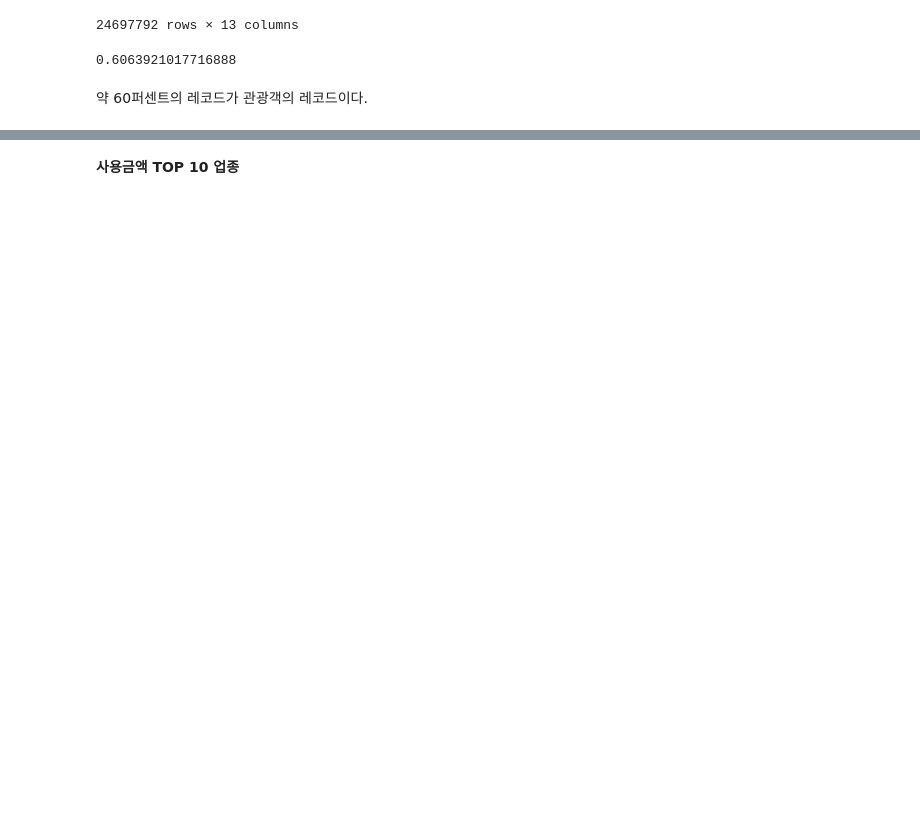
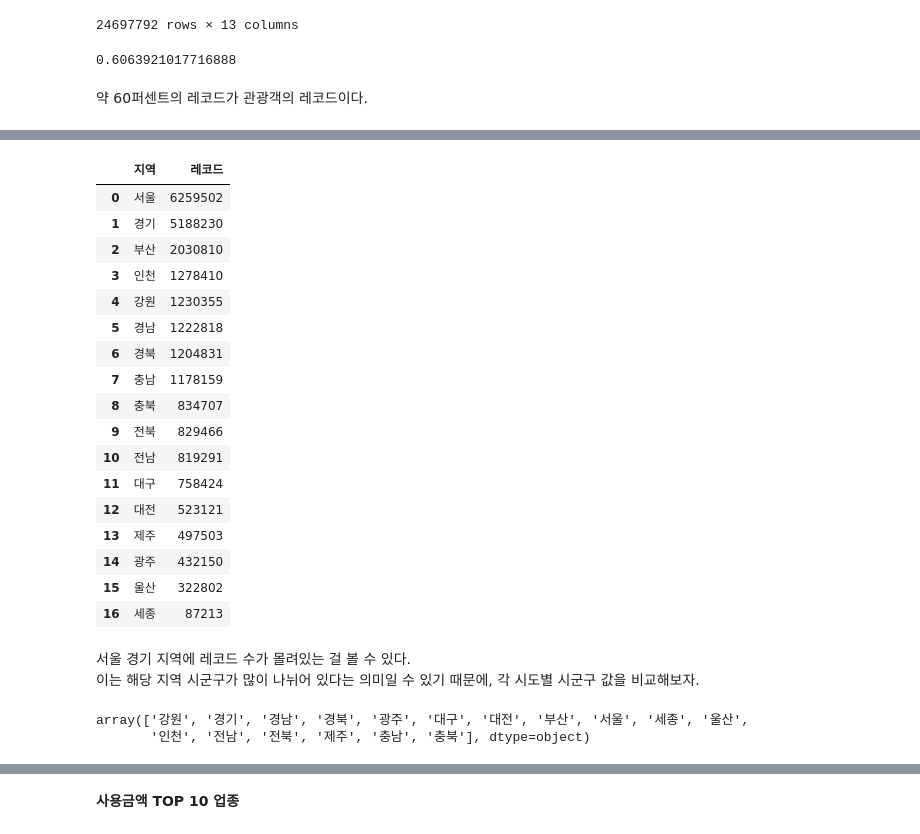
Before and after one commit to Nukzan/Creditcard-use-analysis-dev., a Jupyter notebook: Nukzan/jeju_EDA.ipynb, the cells around one changed output, grey strips where cells are left out. Cells and saved outputs as stored; diff of their text form; code cells hidden in the pictures; blank space fills up the shorter version.

```diff
--- a/Nukzan/jeju_EDA.ipynb
+++ b/Nukzan/jeju_EDA.ipynb
@@ -232,0 +272,35 @@ findfont: Font family ['NanumGothicCoding'] not found. Falling back to DejaVu Sa
+# %%
+sido_counts = jeju.CARD_SIDO_NM.value_counts().reset_index(drop = False)
+sido_counts
+
+sido_counts = pd.DataFrame(sido_counts)
+sido_counts.columns = ['지역', '레코드']
+sido_counts
+# %% [output]
+|  | 지역 | 레코드 |
+| 0 | 서울 | 6259502 |
+| 1 | 경기 | 5188230 |
+| 2 | 부산 | 2030810 |
+| 3 | 인천 | 1278410 |
+| 4 | 강원 | 1230355 |
+| 5 | 경남 | 1222818 |
+| 6 | 경북 | 1204831 |
+| 7 | 충남 | 1178159 |
+| 8 | 충북 | 834707 |
+| 9 | 전북 | 829466 |
+| 10 | 전남 | 819291 |
+| 11 | 대구 | 758424 |
+| 12 | 대전 | 523121 |
+| 13 | 제주 | 497503 |
+| 14 | 광주 | 432150 |
+| 15 | 울산 | 322802 |
+| 16 | 세종 | 87213 |
+# %% [markdown]
+서울 경기 지역에 레코드 수가 몰려있는 걸 볼 수 있다.\
+이는 해당 지역 시군구가 많이 나뉘어 있다는 의미일 수 있기 때문에, 각 시도별 시군구 값을 비교해보자.
+# %%
+SIDO = jeju.CARD_SIDO_NM.unique()
+SIDO
+# %% [output]
+array(['강원', '경기', '경남', '경북', '광주', '대구', '대전', '부산', '서울', '세종', '울산',
+       '인천', '전남', '전북', '제주', '충남', '충북'], dtype=object)
```
Also changed, not shown: parts of 39 cells of this notebook.
